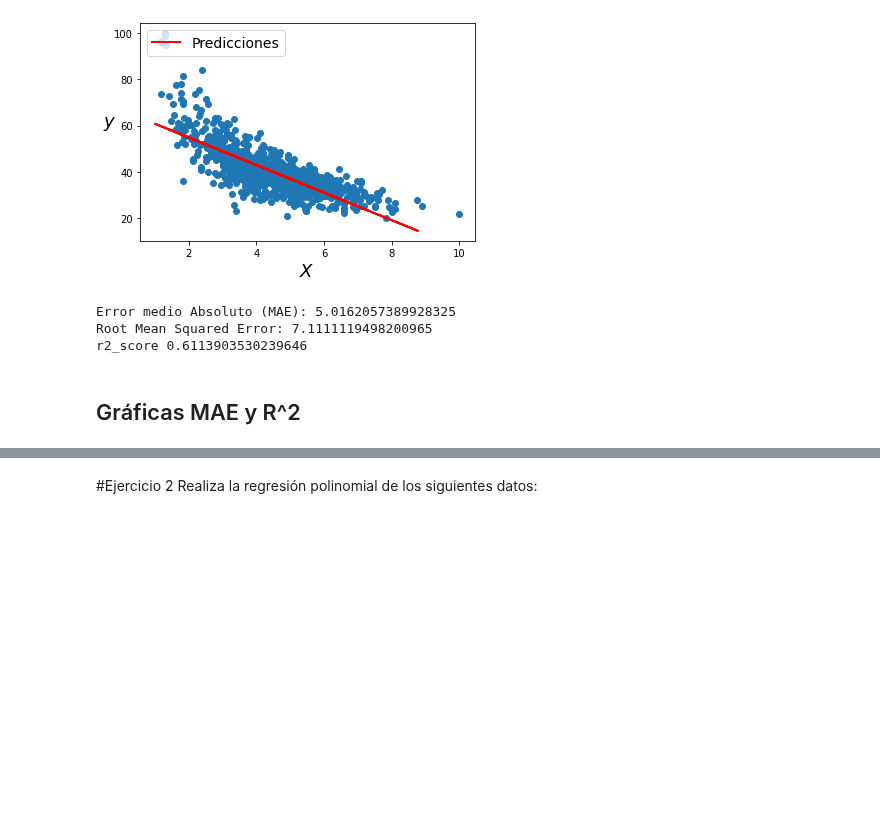
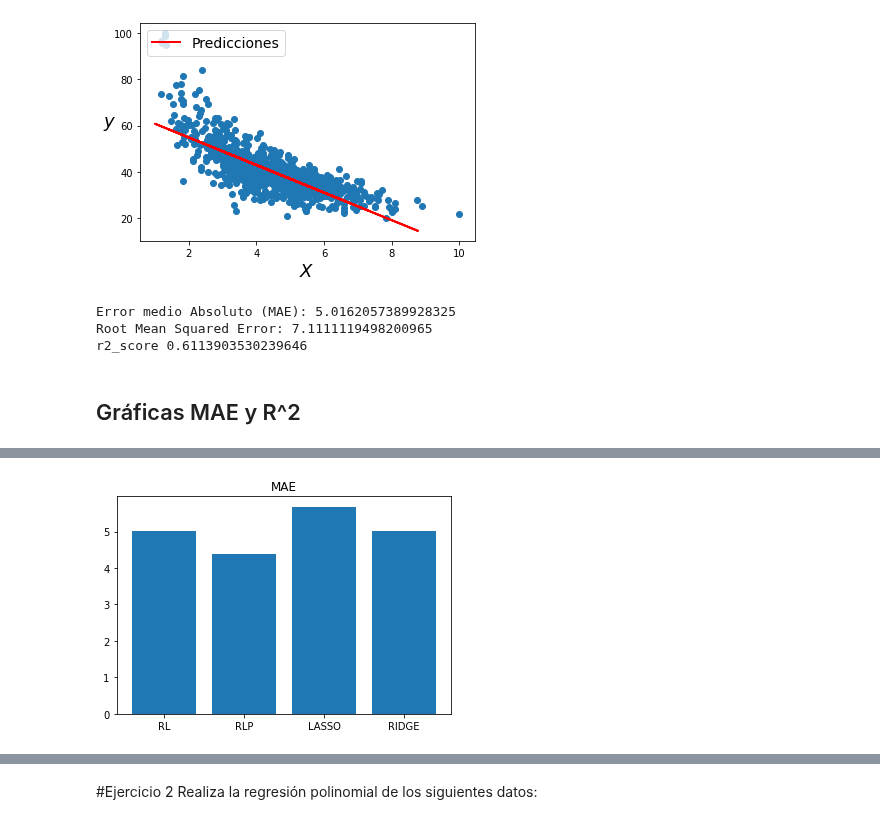
Before and after one commit to PosgradoMNA/actividades-de-aprendizaje-A01373377, a Jupyter notebook: TecMty_Regresion_lineal_polinomial.ipynb, the cells around one changed output, grey strips where cells are left out. Saved outputs shown, nothing was run; the diff lists cells and outputs as text; code cells hidden in the pictures; blank space fills up the shorter version.

```diff
--- a/TecMty_Regresion_lineal_polinomial.ipynb
+++ b/TecMty_Regresion_lineal_polinomial.ipynb
@@ -528,0 +536,8 @@ r2_score 0.6113903530239646
+# %%
+MAES
+
+plt.bar(names, MAES)
+plt.title("MAE")
+plt.show()
+# %% [output]
+[figure, added]
```
Also changed, not shown: parts of 2 cells of this notebook.
